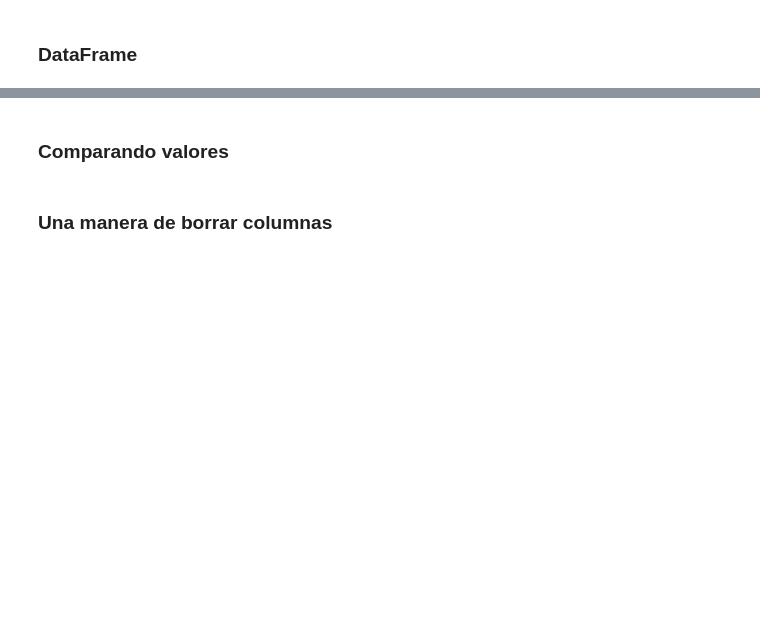
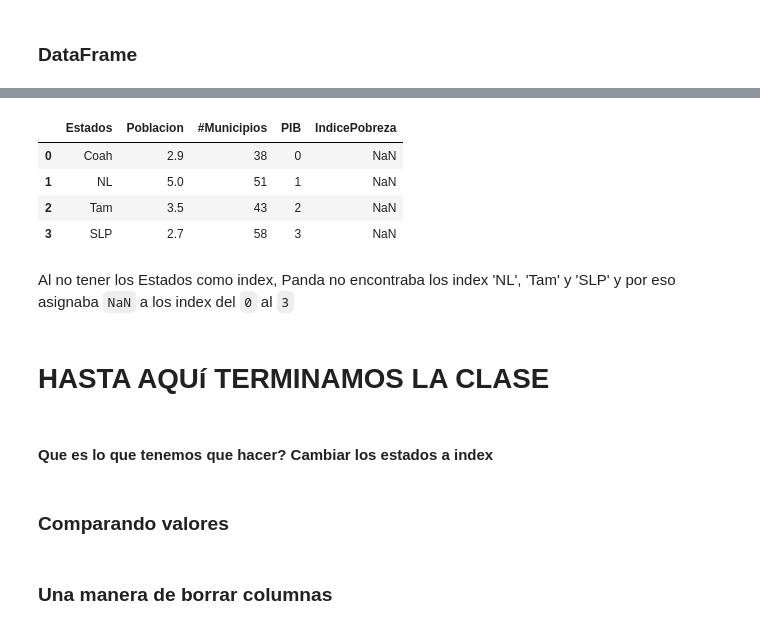
Before and after one commit to carlosdeoncedos/analisisdeinversion2021, a Jupyter notebook: Codigo/20211012Clase6.ipynb, the cells around one changed output, grey strips where cells are left out. Cells and saved outputs as stored; diff of their text form; code cells hidden in the pictures; blank space fills up the shorter version.

Commit message:
Final clase

```diff
--- a/Codigo/20211012Clase6.ipynb
+++ b/Codigo/20211012Clase6.ipynb
@@ -41,3 +321,20 @@ datos = {'Estados':['Coah', 'NL', 'Tam', 'SLP'], 'Poblacion':[2.9, 5.0, 3.5, 2.7
+# %%
+pobreza = pd.Series([.03, .02, .01], index=['NL', 'Tam', 'SLP'])
+# %%
+df['IndicePobreza'] = pobreza
+df
+# %% [output]
+|  | Estados | Poblacion | #Municipios | PIB | IndicePobreza |
+| 0 | Coah | 2.9 | 38 | 0 | NaN |
+| 1 | NL | 5.0 | 51 | 1 | NaN |
+| 2 | Tam | 3.5 | 43 | 2 | NaN |
+| 3 | SLP | 2.7 | 58 | 3 | NaN |
+# %% [markdown]
+Al no tener los Estados como index, Panda no encontraba los index 'NL', 'Tam' y 'SLP' y por eso asignaba `NaN` a los index del `0` al `3`
+# %% [markdown]
+# HASTA AQUí TERMINAMOS LA CLASE
+# %% [markdown]
+#### Que es lo que tenemos que hacer?  Cambiar los estados a index
 # %% [markdown]
 ### Comparando valores
 # %% [markdown]
```
Also changed, not shown: parts of 62 cells of this notebook, 2 other files.
